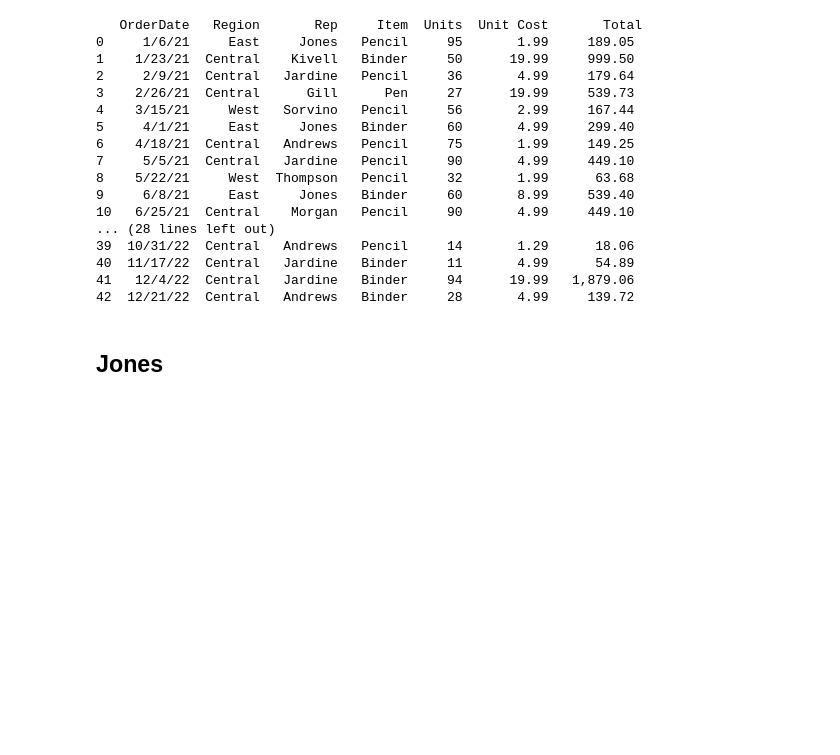
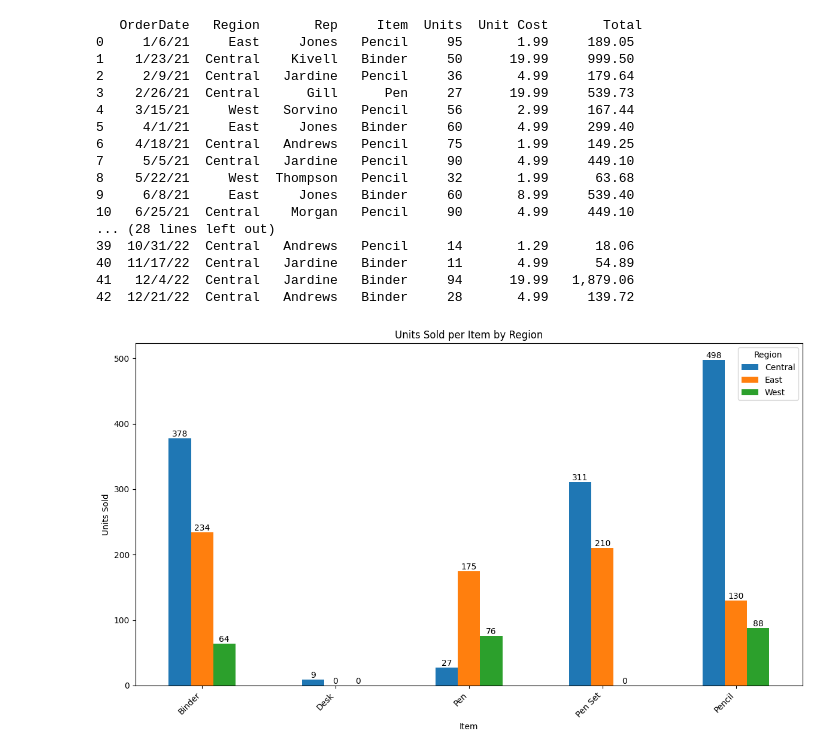
Before and after one commit to christopherfegalan/CPE031_Visualization_and_Data_Analysis, a Jupyter notebook: Hands-on Activities/HoA6_Fegalan.ipynb, the cells around one changed output. Drawn from its saved outputs; the diff is of its cells as text; code cells hidden in the pictures; blank space fills up the shorter version.

```diff
--- a/Hands-on Activities/HoA6_Fegalan.ipynb
+++ b/Hands-on Activities/HoA6_Fegalan.ipynb
@@ -36,5 +47,31 @@ print(df)
 40  11/17/22  Central   Jardine   Binder     11       4.99      54.89
 41   12/4/22  Central   Jardine   Binder     94      19.99   1,879.06
 42  12/21/22  Central   Andrews   Binder     28       4.99     139.72
-# %% [markdown]
-## Jones
+# %%
+import matplotlib.pyplot as plt
+import pandas as pd
+import numpy as np
+
+
+region_item_units = df.groupby(['Region', 'Item'])['Units'].sum().reset_index()
+
+pivot_df = region_item_units.pivot(index='Item', columns='Region', values='Units').fillna(0)
+
+
+ax = pivot_df.plot(kind='bar', figsize=(12, 7))
+plt.title('Units Sold per Item by Region')
+plt.xlabel('Item')
+plt.ylabel('Units Sold')
+plt.xticks(rotation=45, ha='right')
+
+
+plt.legend(title='Region')
+
+
+for container in ax.containers:
+    ax.bar_label(container, fmt='%d', label_type='edge')
+
+plt.tight_layout()
+plt.show()
+# %% [output]
+[figure, added]
```
Also changed, not shown: parts of 6 cells of this notebook.
